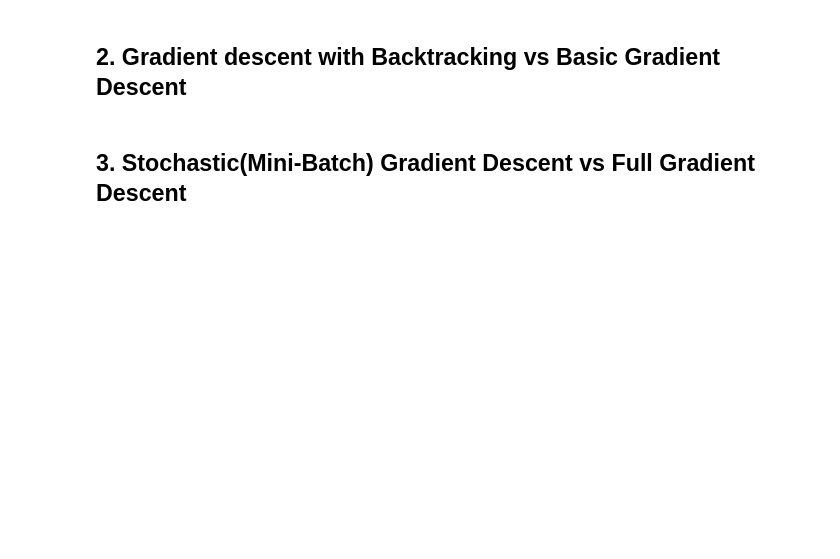
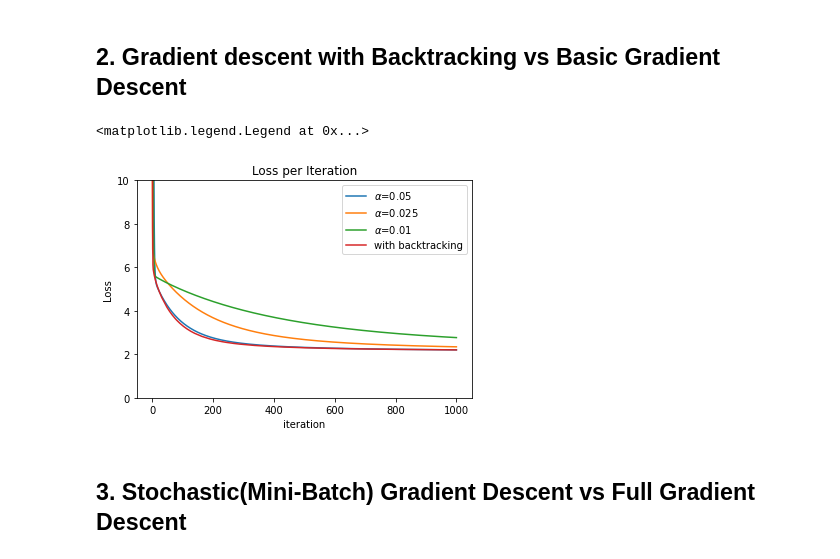
Before and after one commit to lookbackjh/MLstudy, a Jupyter notebook: Gradient Descent/test.ipynb, the cells around one changed output. Drawn from its saved outputs; the diff is of its cells as text; code cells hidden in the pictures; blank space fills up the shorter version.

```diff
--- a/Gradient Descent/test.ipynb
+++ b/Gradient Descent/test.ipynb
@@ -46,2 +38,19 @@ for seq, index in enumerate(a):
+# %%
+index=np.arange(0,num_iter+1,1)
+alpha_samples=[0.05,0.025,0.01]
+for alpha in alpha_samples:
+    if alpha==0.001:backtrack=True
+    g_theta_hist,g_loss_hist, _ =gradDescent(X_train,y_train,alpha=alpha,num_iter=num_iter,backtracking=False)
+    plt.plot(index,g_loss_hist,label=r"$\alpha$={}".format(alpha))
+b_theta_hist,b_loss_hist,backtracknum=gradDescent(X_train,y_train,num_iter=num_iter,backtracking=True)
+plt.plot(index,b_loss_hist,label=r"with backtracking" )
+plt.title("Loss per Iteration")
+plt.xlabel("iteration")
+plt.ylabel("Loss")
+plt.ylim(0,10)
+plt.legend()
+# %% [output]
+<matplotlib.legend.Legend at 0x...>
+[figure, added]
 # %% [markdown]
 ## 3. Stochastic(Mini-Batch) Gradient Descent vs Full Gradient Descent
```
Also changed, not shown: parts of 3 cells of this notebook, 3 other files.
